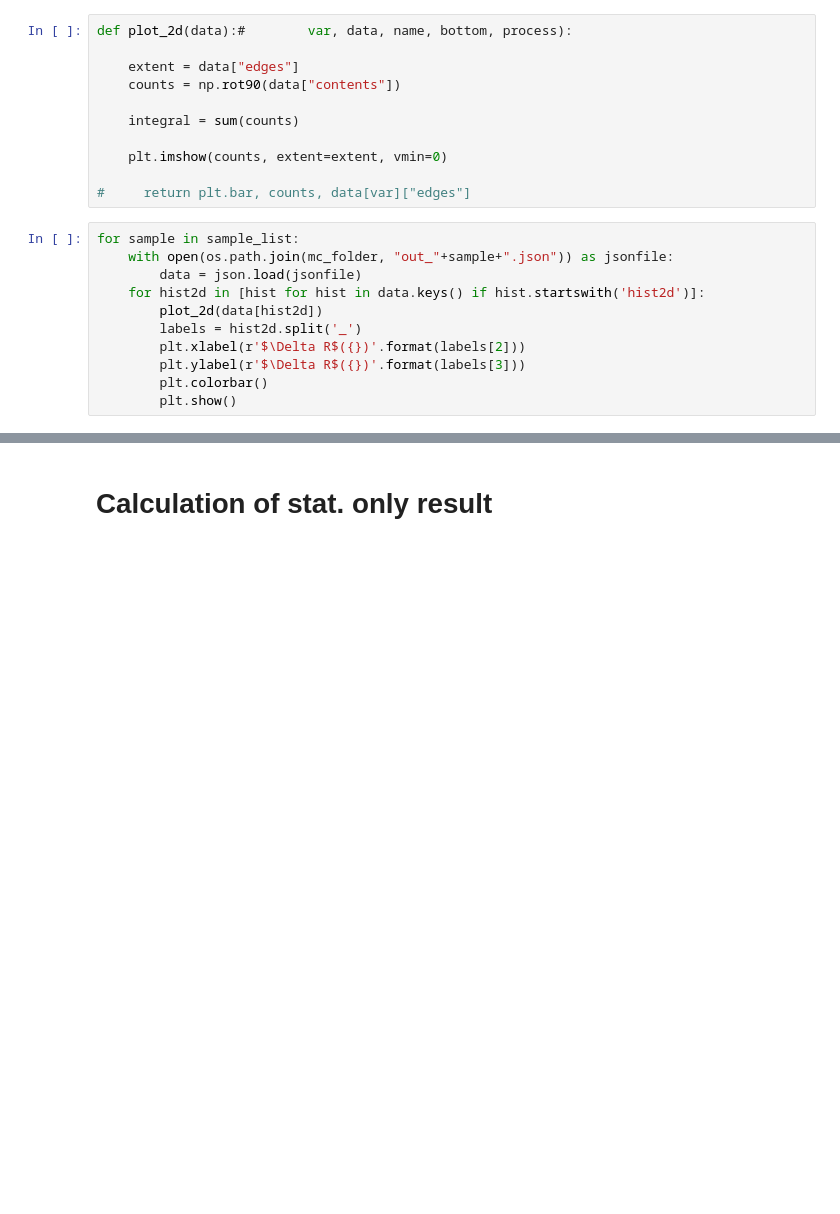
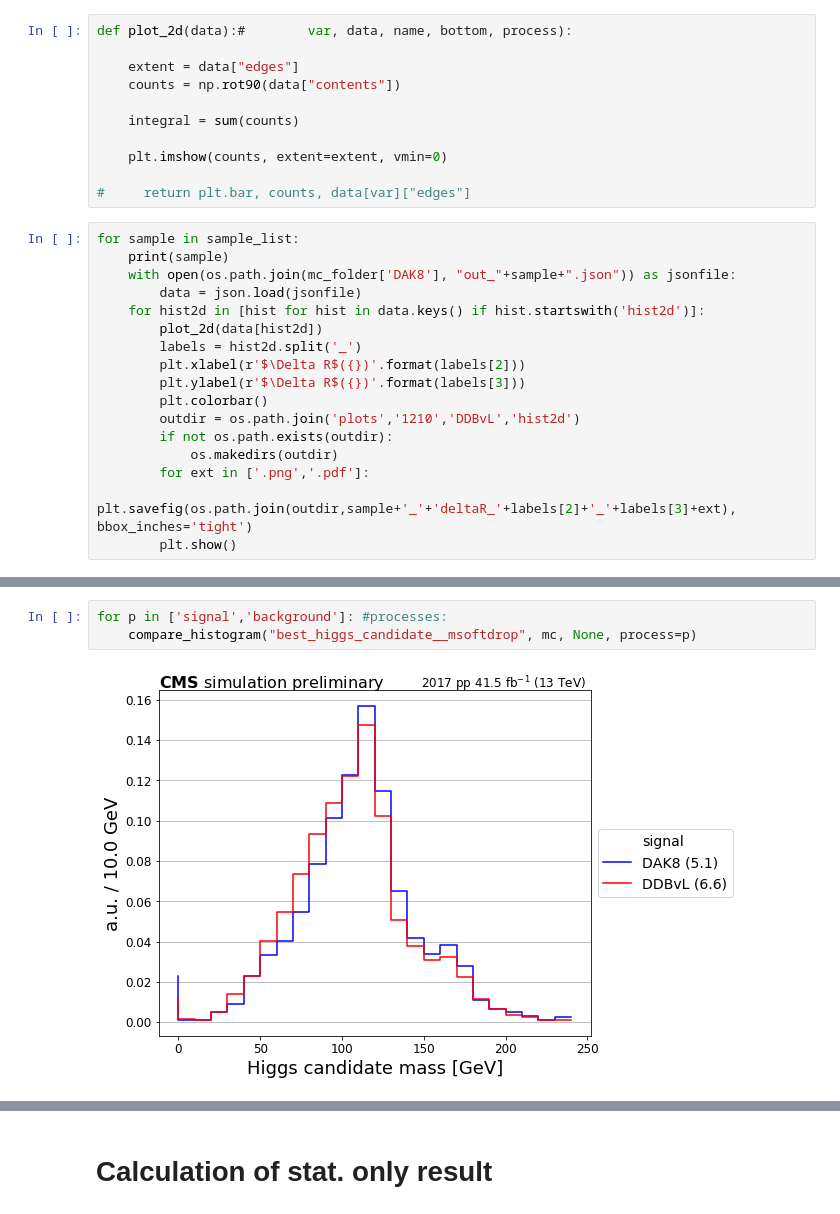
Before and after one commit to druini/hepaccelerate, a Jupyter notebook: EvaluateResults.ipynb, the cells around one changed output, grey strips where cells are left out. Cells and saved outputs as stored; diff of their text form; blank space fills up the shorter version.

```diff
--- a/EvaluateResults.ipynb
+++ b/EvaluateResults.ipynb
@@ -312,7 +370,8 @@ def plot_2d(data):#        var, data, name, bottom, process):
 #     return plt.bar, counts, data[var]["edges"]
 # %%
 for sample in sample_list:
-    with open(os.path.join(mc_folder, "out_"+sample+".json")) as jsonfile:
+    print(sample)
+    with open(os.path.join(mc_folder['DAK8'], "out_"+sample+".json")) as jsonfile:
         data = json.load(jsonfile)
     for hist2d in [hist for hist in data.keys() if hist.startswith('hist2d')]:
         plot_2d(data[hist2d])
@@ -320,4 +379,9 @@ for sample in sample_list:
         plt.xlabel(r'$\Delta R$({})'.format(labels[2]))
         plt.ylabel(r'$\Delta R$({})'.format(labels[3]))
         plt.colorbar()
+        outdir = os.path.join('plots','1210','DDBvL','hist2d')
+        if not os.path.exists(outdir):
+            os.makedirs(outdir)
+        for ext in ['.png','.pdf']:
+            plt.savefig(os.path.join(outdir,sample+'_'+'deltaR_'+labels[2]+'_'+labels[3]+ext), bbox_inches='tight')
         plt.show()
@@ -330,0 +467,5 @@ for sample in sample_list:
+# %%
+for p in ['signal','background']: #processes:
+    compare_histogram("best_higgs_candidate__msoftdrop", mc, None, process=p)
+# %% [output]
+[figure, added]
```
Also changed, not shown: parts of 11 cells of this notebook, 7 other files.
